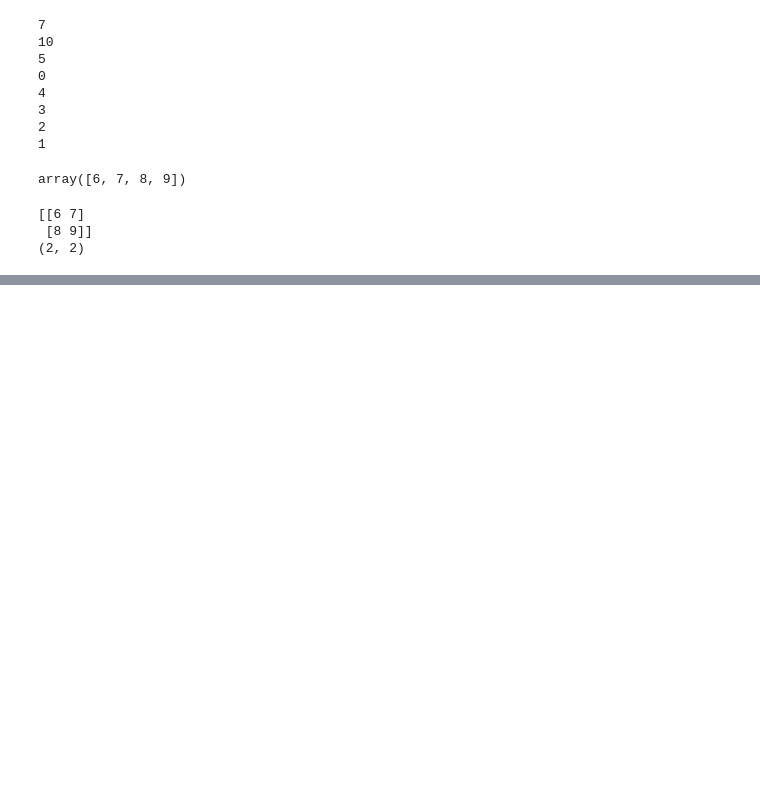
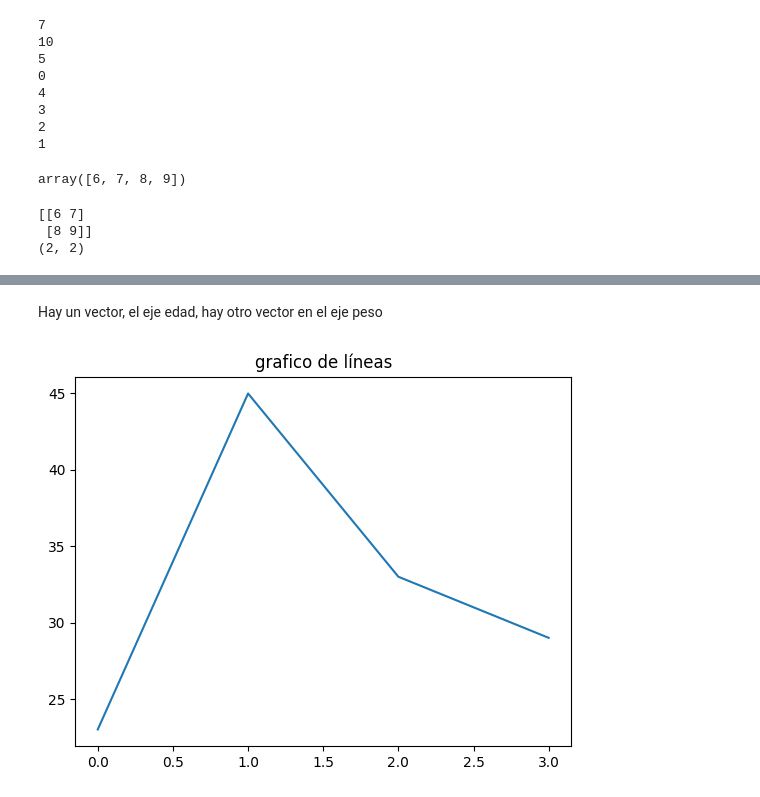
Before and after one commit to jessmiramontes/my_bootcamp, a Jupyter notebook: notebooks/lesson_01.ipynb, the cells around one changed output, grey strips where cells are left out. Drawn from its saved outputs; the diff is of its cells as text; code cells hidden in the pictures; blank space fills up the shorter version.

Commit message:
Gráficos y vectores

```diff
--- a/notebooks/lesson_01.ipynb
+++ b/notebooks/lesson_01.ipynb
@@ -125,0 +137,4 @@ print(my_matrix.shape)
+# %%
+#crear data frame de pandas que puede contener una matriz creada en numpy
+df = pd.DataFrame({"age":[23,45,33,29], "weight":[70,80,65,72]})
+df
@@ -125,0 +147,8 @@ print(my_matrix.shape)
+# %% [markdown]
+Hay un vector, el eje edad, hay otro vector en el eje peso
+# %%
+plt.plot(df["age"])
+plt.title("grafico de líneas")
+plt.show()
+# %% [output]
+[figure, added]
```
Also changed, not shown: parts of 5 cells of this notebook.
